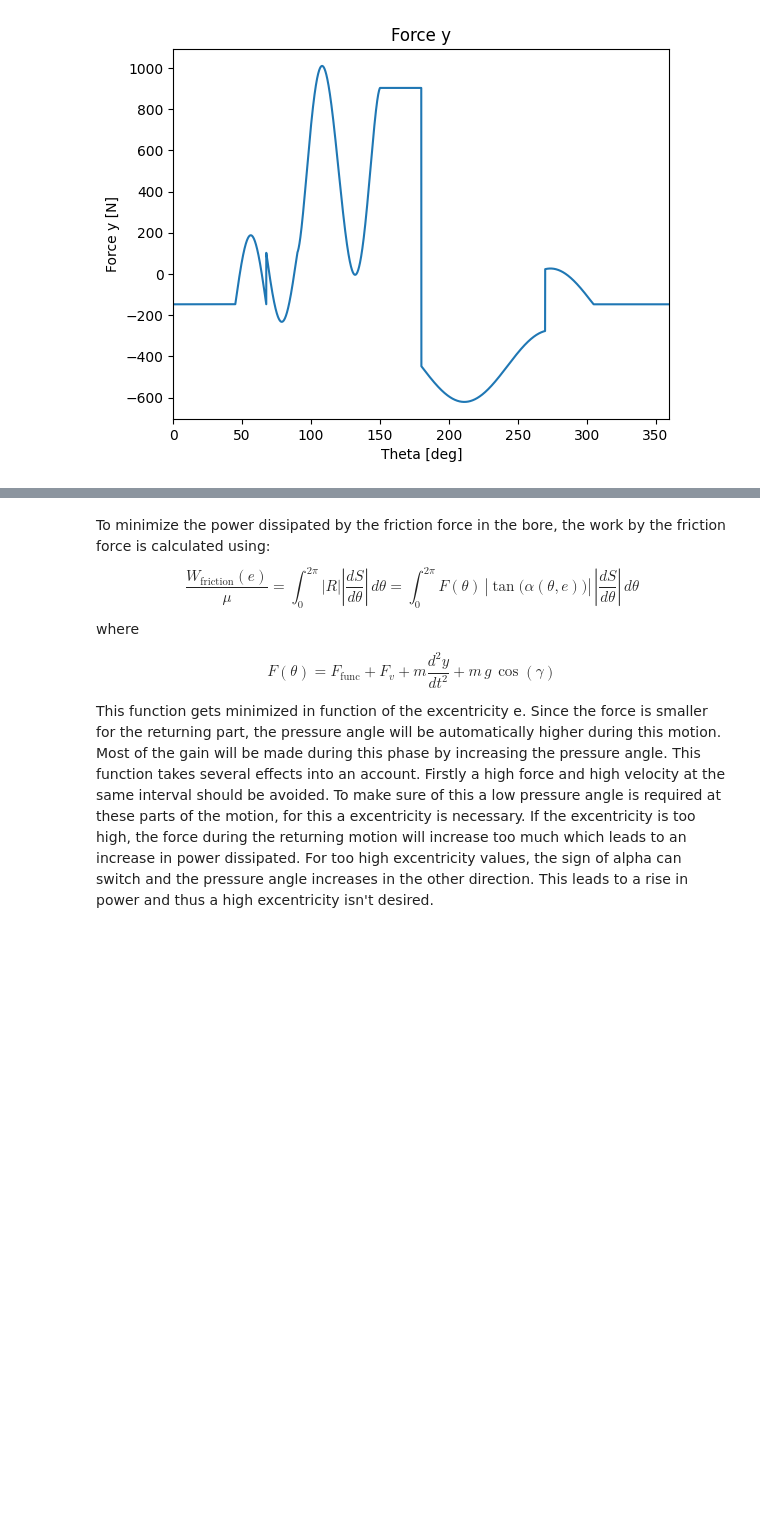
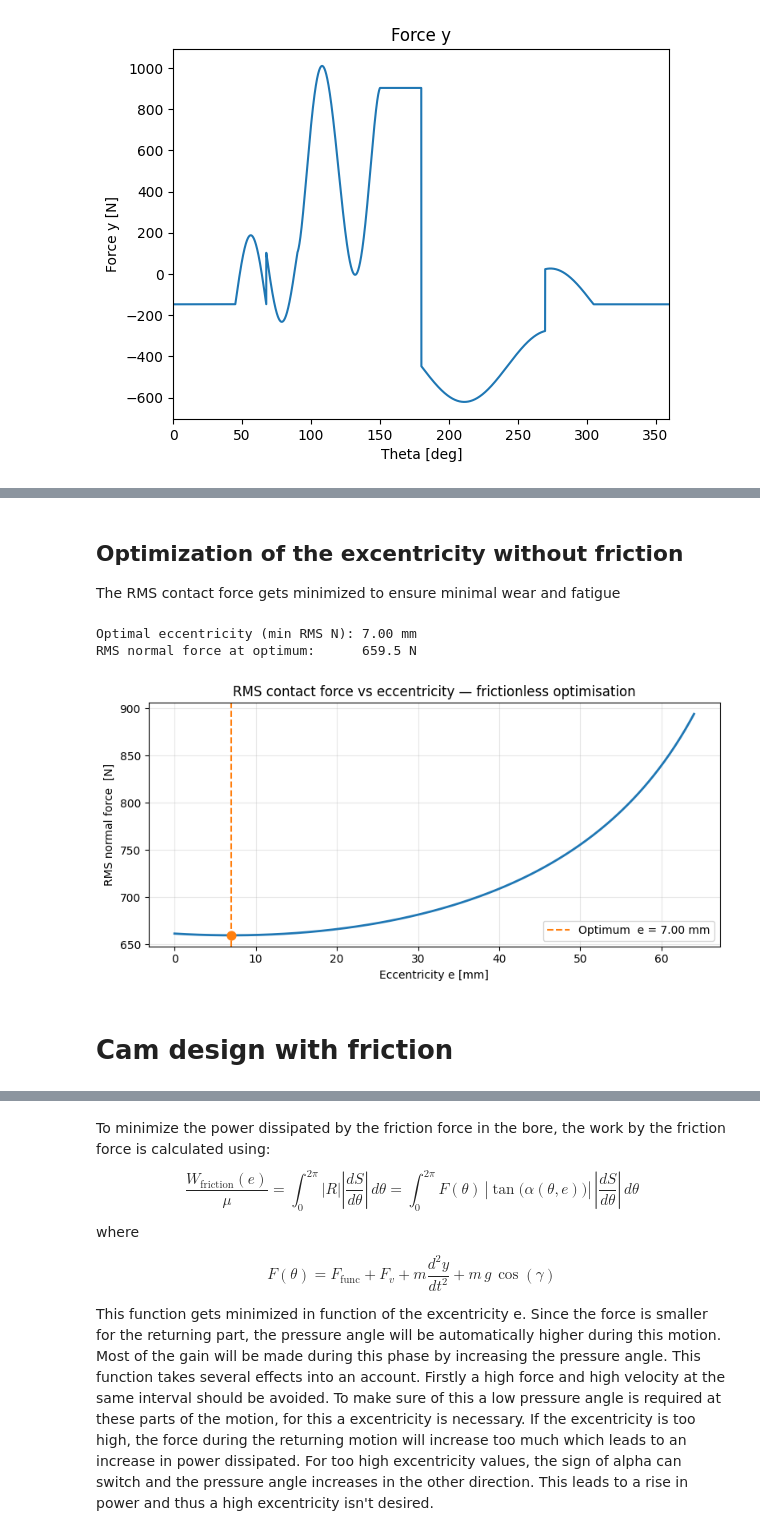
Before and after one commit to Vermizzi/Project_Bewegingen_TriVik, a Jupyter notebook: Viktor_Notebook.ipynb, the cells around one changed output, grey strips where cells are left out. Saved outputs shown, nothing was run; the diff lists cells and outputs as text; code cells hidden in the pictures; blank space fills up the shorter version.

```diff
--- a/Viktor_Notebook.ipynb
+++ b/Viktor_Notebook.ipynb
@@ -1589,3 +1613,57 @@ Preload-only oplossing: preload = 620.87 N
 [figure]
 [figure]
 [figure]
+# %% [markdown]
+## Optimization of the excentricity without friction
+
+The RMS contact force gets minimized to ensure minimal wear and fatigue
+# %%
+from scipy.optimize import minimize_scalar
+import matplotlib.colors as mcolors
+
+omega = rpm * 2 * np.pi / 60
+
+F_num = (ext_load
+         + spring_preload
+         + spring_constant * lift
+         + mass * (omega**2) * acc / 1000   # acc is in mm/rad², convert to m/rad²
+         - mass * 9.81)
+
+def rms_normal_force(exc_val):
+    pa = calculatePressureAngle(vel, exc_val, base_radius, Rr, lift)
+    N  = F_num / np.cos(pa)
+    return np.sqrt(np.trapezoid(N**2, theta) / (2 * np.pi))
+
+res = minimize_scalar(rms_normal_force,
+                      bounds=(0, 0.8 * (base_radius + Rr)),
+                      method='bounded')
+
+exc_optimal_rms = res.x
+N_rms_optimal   = res.fun
+
+print(f"Optimal eccentricity (min RMS N): {exc_optimal_rms:.2f} mm")
+print(f"RMS normal force at optimum:      {N_rms_optimal:.1f} N")
+
+# --- Verification plot ---
+exc_sweep = np.linspace(0, 0.8 * (base_radius + Rr), 300)
+rms_sweep = np.array([rms_normal_force(e) for e in exc_sweep])
+
+plt.figure(figsize=(8, 4))
+plt.plot(exc_sweep, rms_sweep, color=list(mcolors.TABLEAU_COLORS.values())[0], lw=2)
+plt.axvline(exc_optimal_rms, color=list(mcolors.TABLEAU_COLORS.values())[1],
+            ls='--', lw=1.5, label=f'Optimum  e = {exc_optimal_rms:.2f} mm')
+plt.scatter(exc_optimal_rms, N_rms_optimal,
+            color=list(mcolors.TABLEAU_COLORS.values())[1], zorder=5, s=60)
+plt.xlabel('Eccentricity e [mm]')
+plt.ylabel('RMS normal force  [N]')
+plt.title('RMS contact force vs eccentricity — frictionless optimisation')
+plt.legend()
+plt.grid(True, alpha=0.3)
+plt.tight_layout()
+plt.show()
+# %% [output]
+Optimal eccentricity (min RMS N): 7.00 mm
+RMS normal force at optimum:      659.5 N
+[figure, added]
+# %% [markdown]
+# Cam design with friction
```
Also changed, not shown: parts of 18 cells of this notebook, 2 other files.
